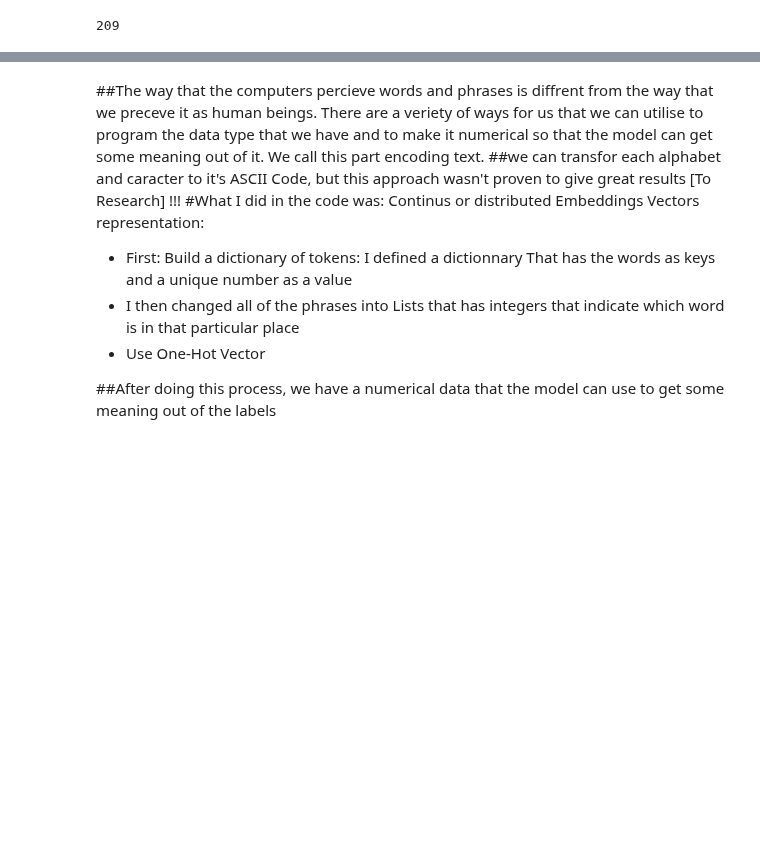
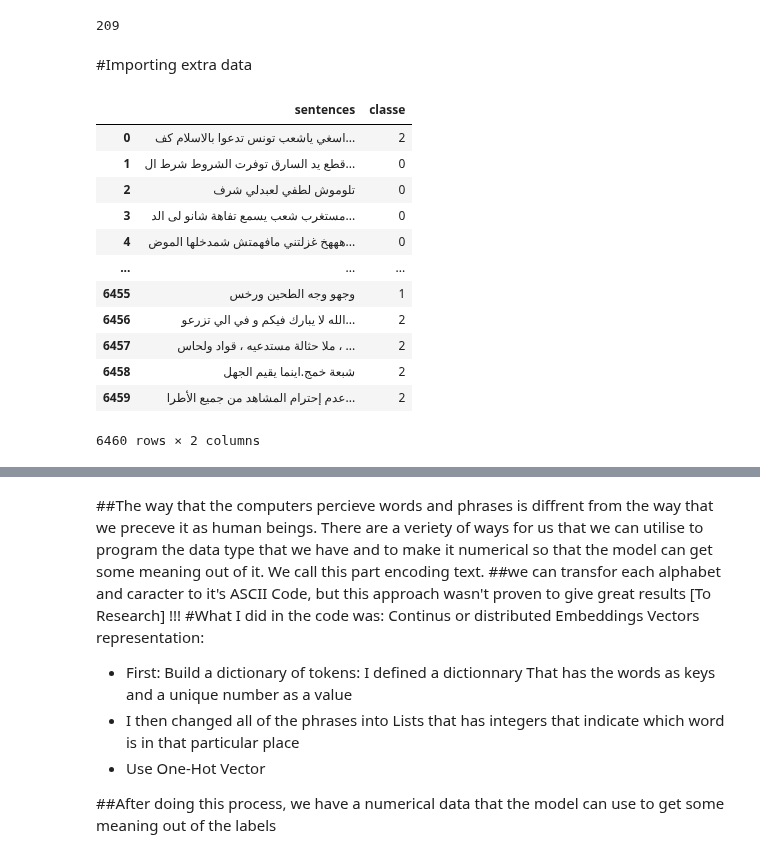
Before and after one commit to ImenMasmoudiEm/TextClassification, a Jupyter notebook: CCK_Project_Primary_work.ipynb, the cells around one changed output, grey strips where cells are left out. Drawn from its saved outputs; the diff is of its cells as text; code cells hidden in the pictures; blank space fills up the shorter version.

```diff
--- a/CCK_Project_Primary_work.ipynb
+++ b/CCK_Project_Primary_work.ipynb
@@ -151,3 +151,5 @@ max_length+=2
 max_length
 # %% [output]
 209
+# %% [markdown]
+#Importing extra data
@@ -153,0 +180,16 @@ max_length
+# %%
+data12
+# %% [output]
+|  | sentences | classe |
+| 0 | اسغي ياشعب تونس تدعوا بالاسلام كف... | 2 |
+| 1 | قطع يد السارق توفرت الشروط شرط ال... | 0 |
+| 2 | تلوموش لطفي لعبدلي شرف | 0 |
+| 3 | مستغرب شعب يسمع تفاهة شانو لى الد... | 0 |
+| 4 | هههخ غزلتني مافهمتش شمدخلها الموض... | 0 |
+| ... | ... | ... |
+| 6455 | وجهو وجه الطحين ورخس | 1 |
+| 6456 | الله لا يبارك فيكم و في الي تزرعو... | 2 |
+| 6457 | ملا حثالة مستدعيه ، قواد ولحاس ، ... | 2 |
+| 6458 | شبعة خمج.اينما يقيم الجهل | 2 |
+| 6459 | عدم إحترام المشاهد من جميع الأطرا... | 2 |
+6460 rows × 2 columns
```
Also changed, not shown: parts of 4 cells of this notebook.
